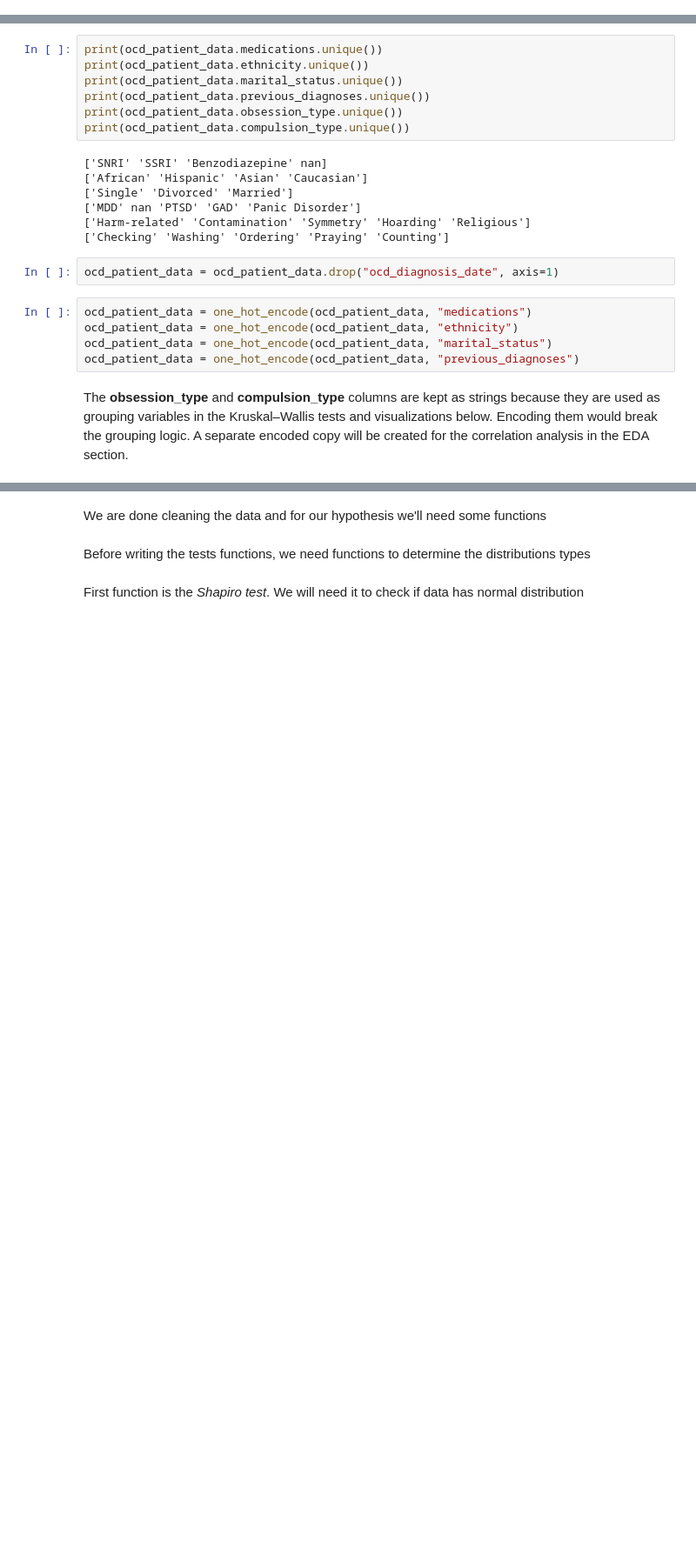
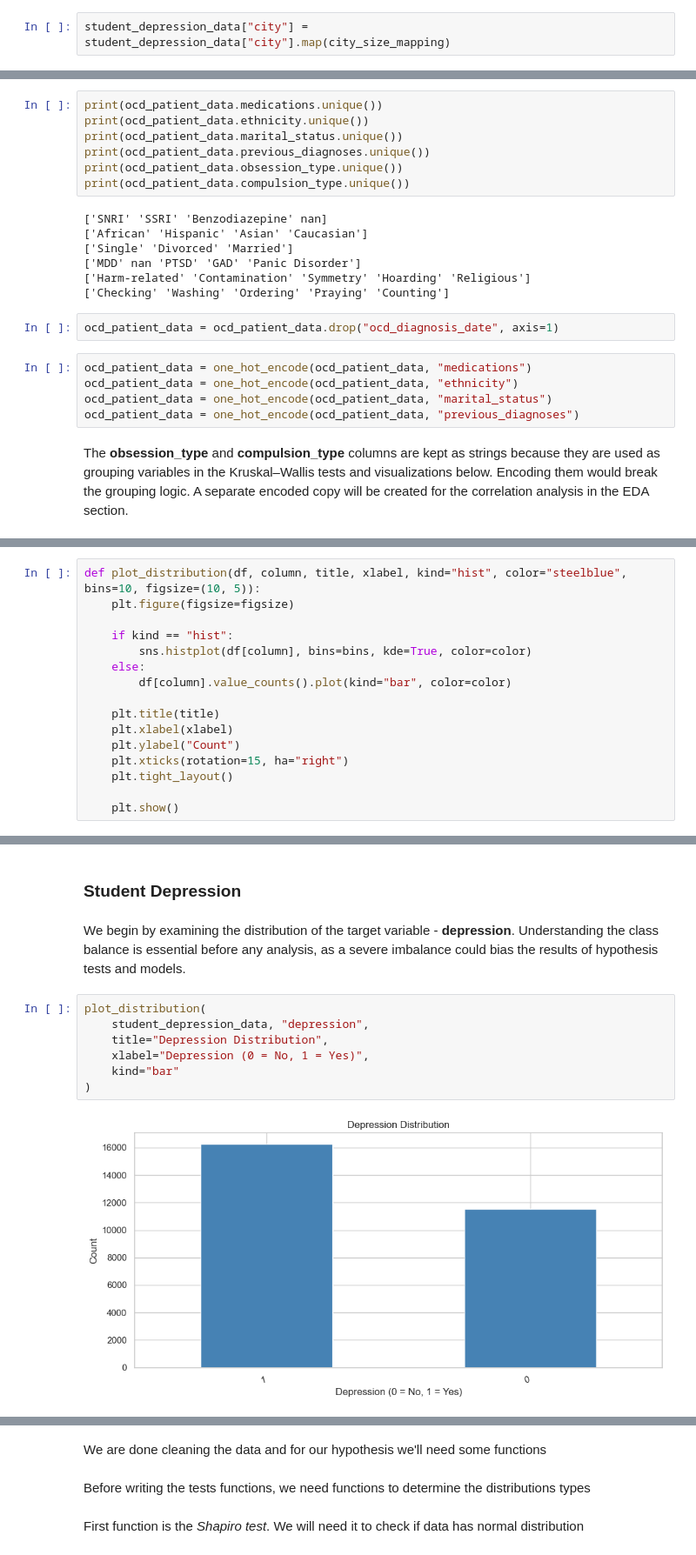
Before and after one commit to VladoDev03/mental-disorders-analysis, a Jupyter notebook: disorders-analysis/disorders-analysis.ipynb, the cells around one changed output, grey strips where cells are left out. Shown at 87% size. Saved outputs shown, nothing was run; the diff lists cells and outputs as text; blank space fills up the shorter version.

```diff
--- a/disorders-analysis/disorders-analysis.ipynb
+++ b/disorders-analysis/disorders-analysis.ipynb
@@ -407,6 +399,8 @@ city_size_mapping = {
     "Vasai-Virar": "Town", "Srinagar": "Town", "Ghaziabad": "Town",
     "Khaziabad": "Town"
 }
+# %%
+student_depression_data["city"] = student_depression_data["city"].map(city_size_mapping)
 # %%
 ordinal_encode(student_depression_data, "city", ["Town", "City", "Megapolis"])
 # %% [markdown]
@@ -649,0 +670,16 @@ The **obsession_type** and **compulsion_type** columns are kept as strings becau
+# %%
+def plot_distribution(df, column, title, xlabel, kind="hist", color="steelblue", bins=10, figsize=(10, 5)):
+    plt.figure(figsize=figsize)
+
+    if kind == "hist":
+        sns.histplot(df[column], bins=bins, kde=True, color=color)
+    else:
+        df[column].value_counts().plot(kind="bar", color=color)
+
+    plt.title(title)
+    plt.xlabel(xlabel)
+    plt.ylabel("Count")
+    plt.xticks(rotation=15, ha="right")
+    plt.tight_layout()
+
+    plt.show()
@@ -649,0 +753,13 @@ The **obsession_type** and **compulsion_type** columns are kept as strings becau
+# %% [markdown]
+### Student Depression
+# %% [markdown]
+We begin by examining the distribution of the target variable - **depression**. Understanding the class balance is essential before any analysis, as a severe imbalance could bias the results of hypothesis tests and models.
+# %%
+plot_distribution(
+    student_depression_data, "depression",
+    title="Depression Distribution",
+    xlabel="Depression (0 = No, 1 = Yes)",
+    kind="bar"
+)
+# %% [output]
+[figure, added]
```
Also changed, not shown: parts of 69 cells of this notebook.
